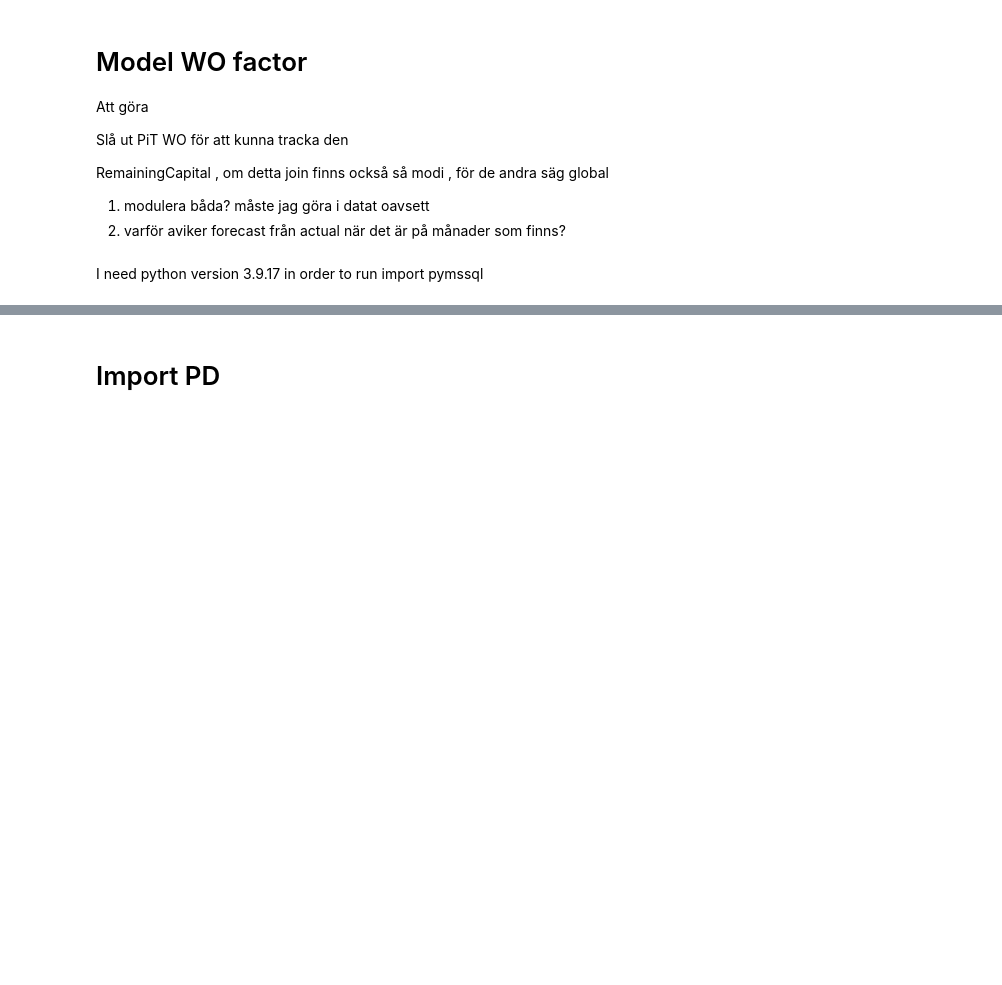
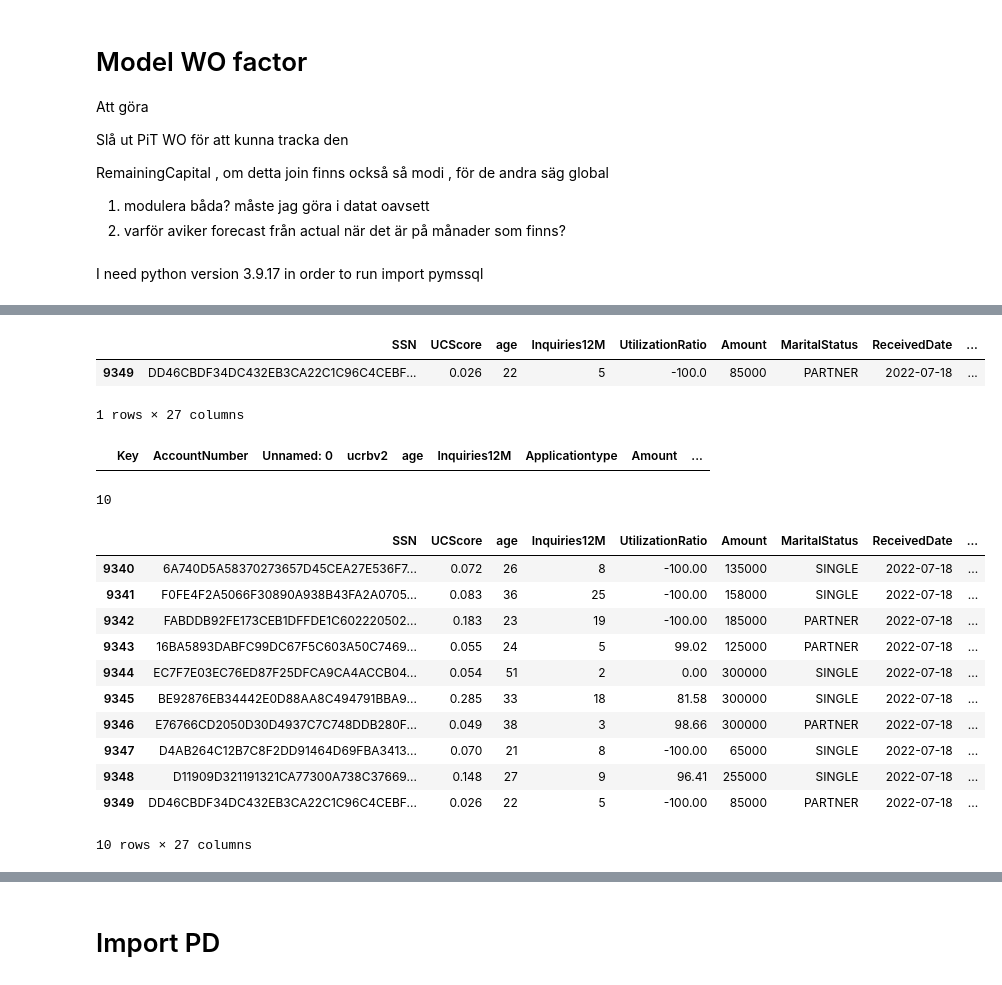
Before and after one commit to AndreasNilssonNstart/Churn-Modeling-DATA-248, a Jupyter notebook: Python/Churn Risk Based.ipynb, the cells around one changed output, grey strips where cells are left out. Cells and saved outputs as stored; diff of their text form; code cells hidden in the pictures; blank space fills up the shorter version.

```diff
--- a/Python/Churn Risk Based.ipynb
+++ b/Python/Churn Risk Based.ipynb
@@ -100,0 +115,32 @@ see
+# %%
+frame[frame.AccountNumber == 7781222]
+# %% [output]
+|  | SSN | UCScore | age | Inquiries12M | UtilizationRatio | Amount | MaritalStatus | ReceivedDate | ... |
+| 9349 | DD46CBDF34DC432EB3CA22C1C96C4CEBF... | 0.026 | 22 | 5 | -100.0 | 85000 | PARTNER | 2022-07-18 | ... |
+1 rows × 27 columns
+# %%
+f18 = frame[frame.ReceivedDate == '2022-07-18']
+b18 = bla[bla.ReceivedDate == '2022-07-18']
+
+hit = pd.merge(f18[['Key','AccountNumber']],b18, on='Key', how='outer')
+
+hit[hit.Inquiries12M.isna()  ]
+# %% [output]
+|  | Key | AccountNumber | Unnamed: 0 | ucrbv2 | age | Inquiries12M | Applicationtype | Amount | ... |
+# %%
+print(len(f18))
+f18
+# %% [output]
+10
+|  | SSN | UCScore | age | Inquiries12M | UtilizationRatio | Amount | MaritalStatus | ReceivedDate | ... |
+| 9340 | 6A740D5A58370273657D45CEA27E536F7... | 0.072 | 26 | 8 | -100.00 | 135000 | SINGLE | 2022-07-18 | ... |
+| 9341 | F0FE4F2A5066F30890A938B43FA2A0705... | 0.083 | 36 | 25 | -100.00 | 158000 | SINGLE | 2022-07-18 | ... |
+| 9342 | FABDDB92FE173CEB1DFFDE1C602220502... | 0.183 | 23 | 19 | -100.00 | 185000 | PARTNER | 2022-07-18 | ... |
+| 9343 | 16BA5893DABFC99DC67F5C603A50C7469... | 0.055 | 24 | 5 | 99.02 | 125000 | PARTNER | 2022-07-18 | ... |
+| 9344 | EC7F7E03EC76ED87F25DFCA9CA4ACCB04... | 0.054 | 51 | 2 | 0.00 | 300000 | SINGLE | 2022-07-18 | ... |
+| 9345 | BE92876EB34442E0D88AA8C494791BBA9... | 0.285 | 33 | 18 | 81.58 | 300000 | SINGLE | 2022-07-18 | ... |
+| 9346 | E76766CD2050D30D4937C7C748DDB280F... | 0.049 | 38 | 3 | 98.66 | 300000 | PARTNER | 2022-07-18 | ... |
+| 9347 | D4AB264C12B7C8F2DD91464D69FBA3413... | 0.070 | 21 | 8 | -100.00 | 65000 | SINGLE | 2022-07-18 | ... |
+| 9348 | D11909D321191321CA77300A738C37669... | 0.148 | 27 | 9 | 96.41 | 255000 | SINGLE | 2022-07-18 | ... |
+| 9349 | DD46CBDF34DC432EB3CA22C1C96C4CEBF... | 0.026 | 22 | 5 | -100.00 | 85000 | PARTNER | 2022-07-18 | ... |
+10 rows × 27 columns
```
Also changed, not shown: parts of 26 cells of this notebook, 8 other files.
